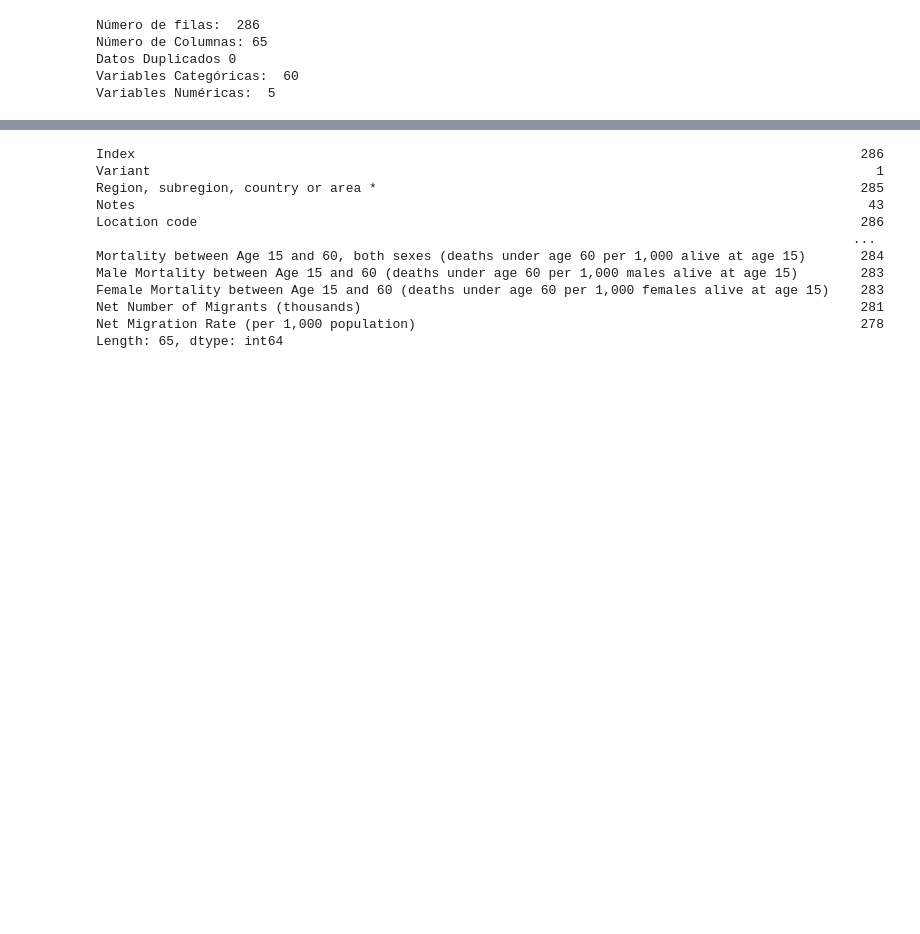
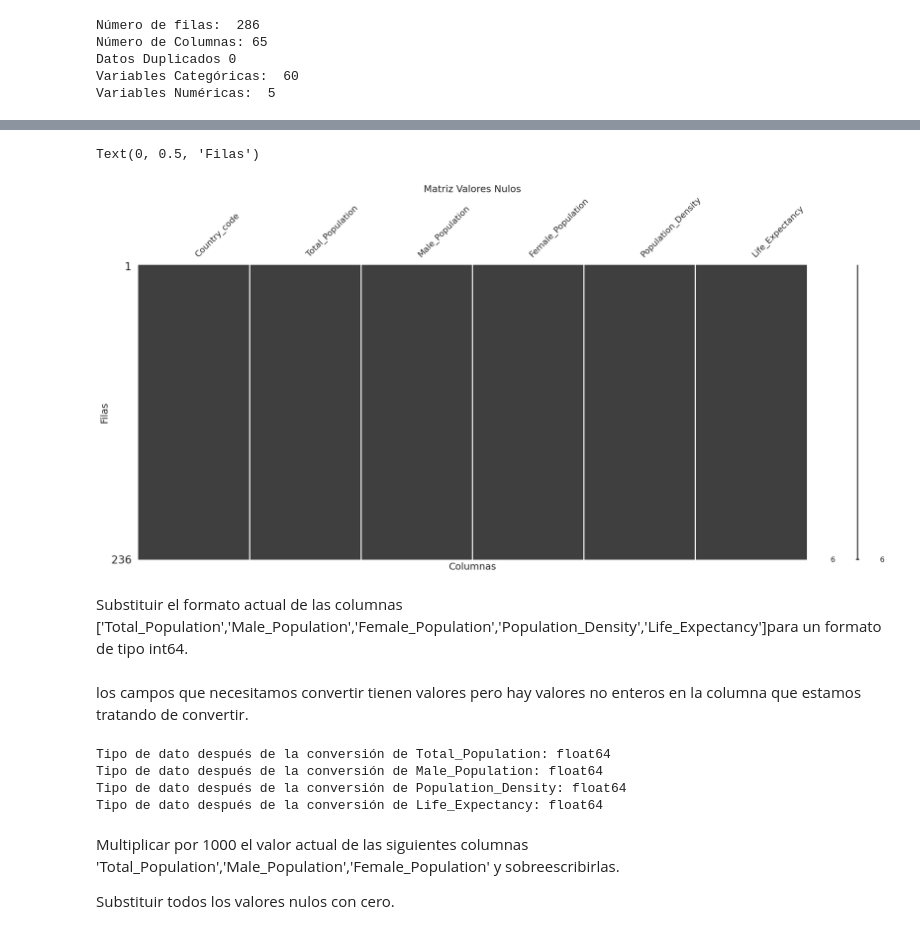
Before and after one commit to wilferalexander/Covid19, a Jupyter notebook: Covid19.ipynb, the cells around one changed output, grey strips where cells are left out. Drawn from its saved outputs; the diff is of its cells as text; code cells hidden in the pictures; blank space fills up the shorter version.

```diff
--- a/Covid19.ipynb
+++ b/Covid19.ipynb
@@ -469,16 +519,17 @@ Text(0, 0.5, 'Filas')
-# %%
-#Identificar los valores unicos por columna
-df_population.nunique()
-# %% [output]
-Index                                                                                             286
-Variant                                                                                             1
-Region, subregion, country or area *                                                              285
-Notes                                                                                              43
-Location code                                                                                     286
-                                                                                                 ...
-Mortality between Age 15 and 60, both sexes (deaths under age 60 per 1,000 alive at age 15)       284
-Male Mortality between Age 15 and 60 (deaths under age 60 per 1,000 males alive at age 15)        283
-Female Mortality between Age 15 and 60 (deaths under age 60 per 1,000 females alive at age 15)    283
-Net Number of Migrants (thousands)                                                                281
-Net Migration Rate (per 1,000 population)                                                         278
-Length: 65, dtype: int64
+# %%
+# Eliminar todas las filas que contienen al menos un valor nulo
+df_population_limpio = df_population_limpio.dropna()
+# %%
+# Visualización con seaborn de los valores nulos
+msno.matrix(df_population_limpio)
+plt.title('Matriz Valores Nulos')
+plt.xlabel('Columnas')
+plt.ylabel('Filas')
+# %% [output]
+Text(0, 0.5, 'Filas')
+[figure, added]
+# %% [markdown]
+Substituir el formato actual de las columnas
+['Total_Population','Male_Population','Female_Population','Population_Density','Life_Expectancy']para un formato de tipo int64.
+# %% [markdown]
+los campos que necesitamos convertir tienen valores pero hay valores no enteros en la columna que estamos tratando de convertir.
@@ -484,0 +547,15 @@ Length: 65, dtype: int64
+# %%
+# Verificar el tipo de dato después de la conversión
+print("Tipo de dato después de la conversión de Total_Population:", df_population_limpio['Total_Population'].dtype)
+print("Tipo de dato después de la conversión de Male_Population:", df_population_limpio['Male_Population'].dtype)
+print("Tipo de dato después de la conversión de Population_Density:", df_population_limpio['Population_Density'].dtype)
+print("Tipo de dato después de la conversión de Life_Expectancy:", df_population_limpio['Life_Expectancy'].dtype)
+# %% [output]
+Tipo de dato después de la conversión de Total_Population: float64
+Tipo de dato después de la conversión de Male_Population: float64
+Tipo de dato después de la conversión de Population_Density: float64
+Tipo de dato después de la conversión de Life_Expectancy: float64
+# %% [markdown]
+Multiplicar por 1000 el valor actual de las siguientes columnas 'Total_Population','Male_Population','Female_Population' y sobreescribirlas.
+
+Substituir todos los valores nulos con cero.
```
Also changed, not shown: parts of 20 cells of this notebook.
